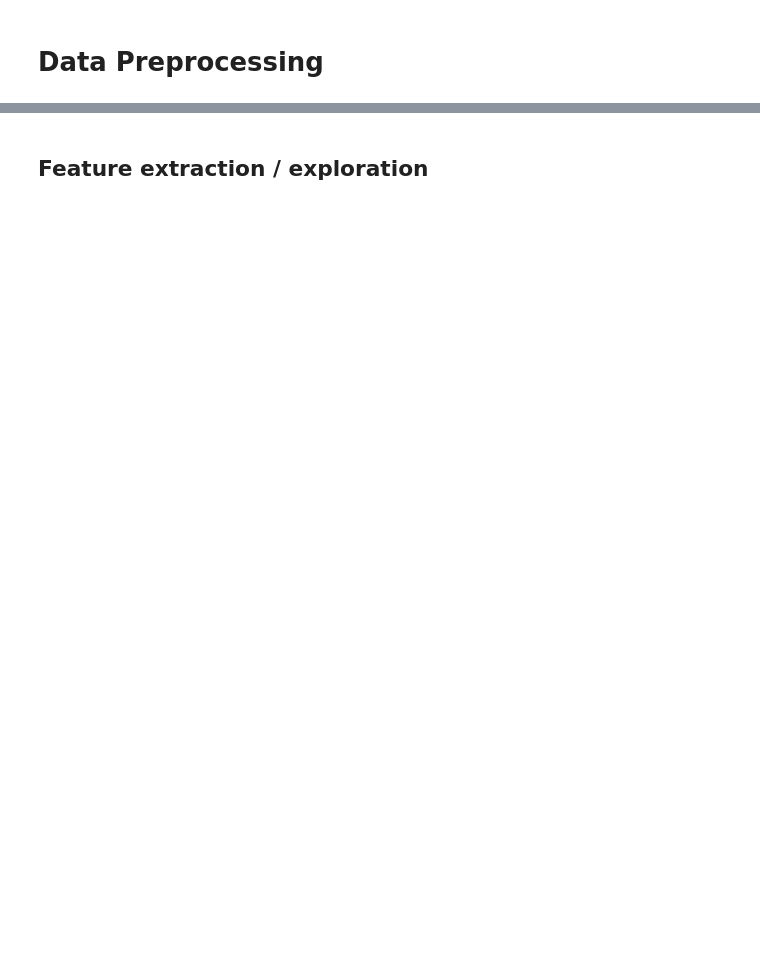
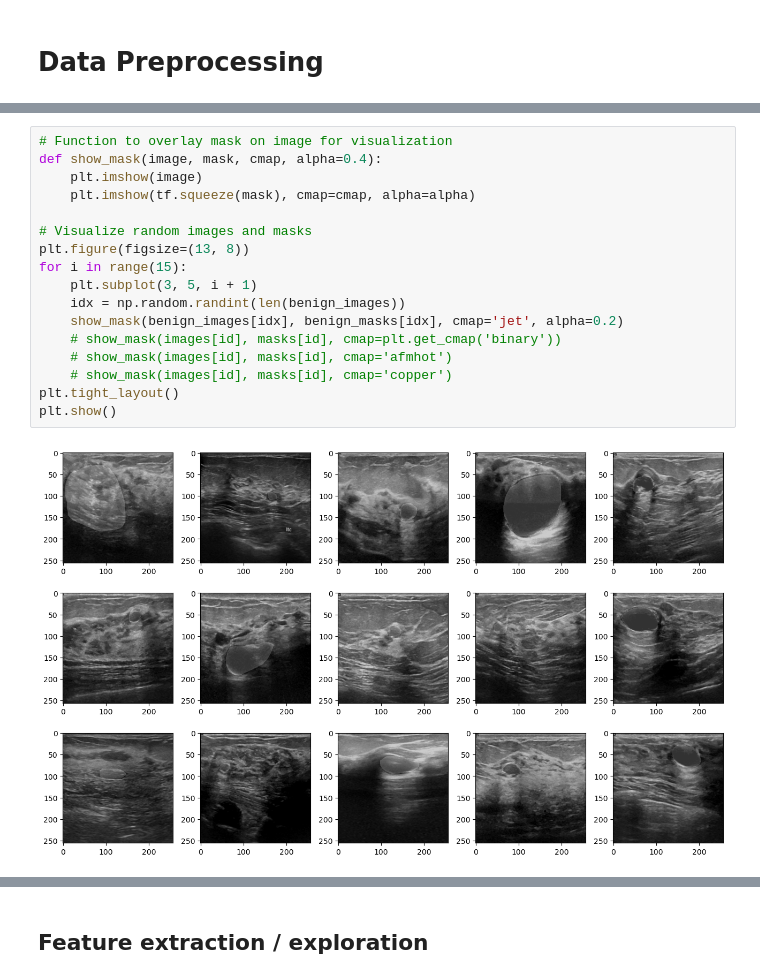
Before and after one commit to Daught/digital_biomarker, a Jupyter notebook: Imaging/1_Breast_Tumor_Detection/breast_ultrasound_cancer_predictions_final.ipynb, the cells around one changed output, grey strips where cells are left out. Saved outputs shown, nothing was run; the diff lists cells and outputs as text; blank space fills up the shorter version.

```diff
--- a/Imaging/1_Breast_Tumor_Detection/breast_ultrasound_cancer_predictions_final.ipynb
+++ b/Imaging/1_Breast_Tumor_Detection/breast_ultrasound_cancer_predictions_final.ipynb
@@ -210,0 +274,19 @@ plt.show()
+# %%
+# Function to overlay mask on image for visualization
+def show_mask(image, mask, cmap, alpha=0.4):
+    plt.imshow(image)
+    plt.imshow(tf.squeeze(mask), cmap=cmap, alpha=alpha)
+
+# Visualize random images and masks
+plt.figure(figsize=(13, 8))
+for i in range(15):
+    plt.subplot(3, 5, i + 1)
+    idx = np.random.randint(len(benign_images))
+    show_mask(benign_images[idx], benign_masks[idx], cmap='jet', alpha=0.2)
+    # show_mask(images[id], masks[id], cmap=plt.get_cmap('binary'))
+    # show_mask(images[id], masks[id], cmap='afmhot')
+    # show_mask(images[id], masks[id], cmap='copper')
+plt.tight_layout()
+plt.show()
+# %% [output]
+[figure, added]
```
Also changed, not shown: parts of 40 cells of this notebook, 1 other file.
